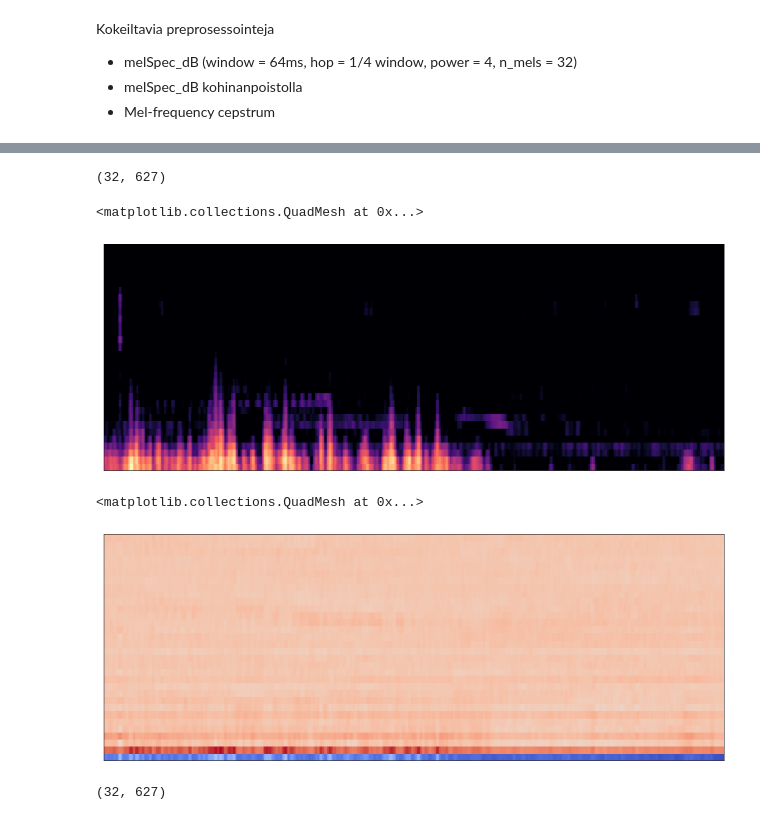
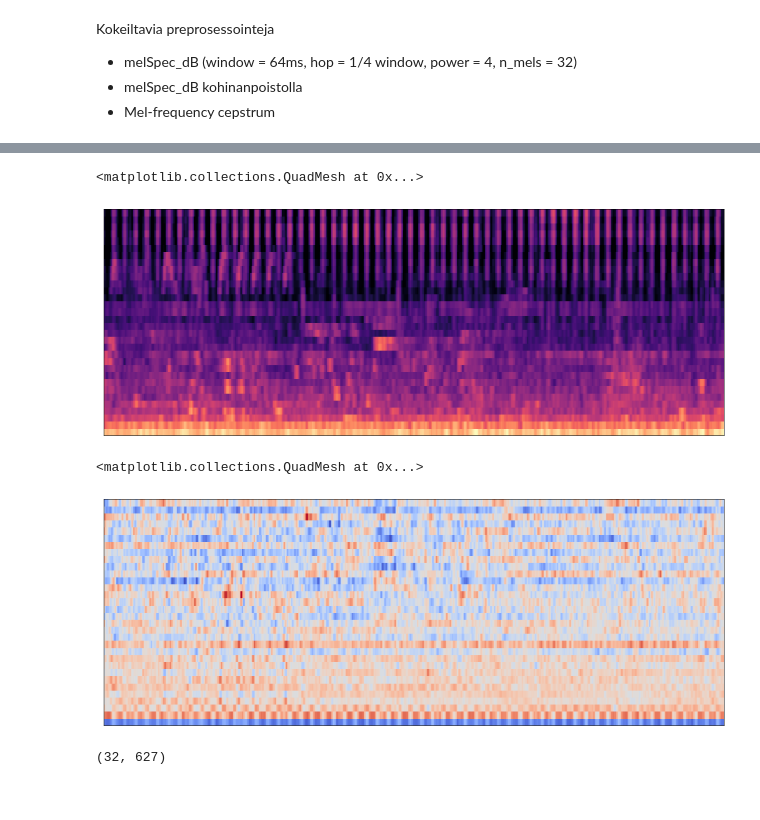
Before and after one commit to Shameli91/prml, a Jupyter notebook: datan_testailua.ipynb, the cells around one changed output, grey strips where cells are left out. Drawn from its saved outputs; the diff is of its cells as text; code cells hidden in the pictures.

```diff
--- a/datan_testailua.ipynb
+++ b/datan_testailua.ipynb
@@ -13,14 +13,10 @@ Kokeiltavia preprosessointeja
 - Mel-frequency cepstrum
 # %%
 ff1010bird_labels = np.loadtxt('./data/ff1010bird_metadata_2018.csv', dtype=str, delimiter=',', skiprows=1)
-audio, rate = librosa.load('./data/ff1010bird_wav/wav/' + str(ff1010bird_labels[87][0]) + '.wav')
+audio, rate = librosa.load('./data/ff1010bird_wav/wav/' + str(ff1010bird_labels[7][0]) + '.wav')
 Audio(audio, rate=rate)
 # %% [output]
 [interactive output not drawn]
-# %%
-melSpec_dB.shape
-# %% [output]
-(32, 627)
 # %%
 windowms = 64
 hop_size = 1/4
@@ -31,14 +27,14 @@ plt.figure(figsize=(16, 6))
 librosa.display.specshow(melSpec_dB)
 # %% [output]
 <matplotlib.collections.QuadMesh at 0x...>
-[figure, old version]
+[figure, new version]
 # %%
-cepstogram = librosa.feature.mfcc(audio, sr = rate,n_mfcc = 32, hop_length= hop)
+cepstogram = librosa.feature.mfcc(audio, sr = rate,n_mfcc = 32, hop_length= hop, lifter=60)
 plt.figure(figsize=(16, 6))
 librosa.display.specshow(cepstogram)
 # %% [output]
 <matplotlib.collections.QuadMesh at 0x...>
-[figure, old version]
+[figure, new version]
 # %%
 cepstogram.shape
 # %% [output]
```
Also changed, not shown: 8 other files.
